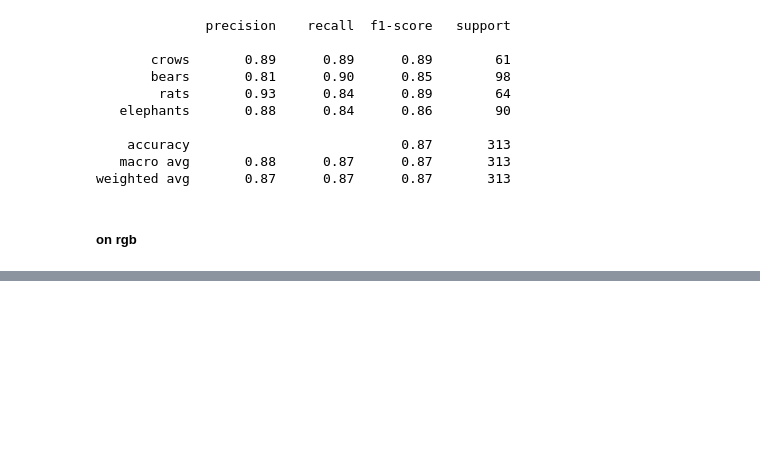
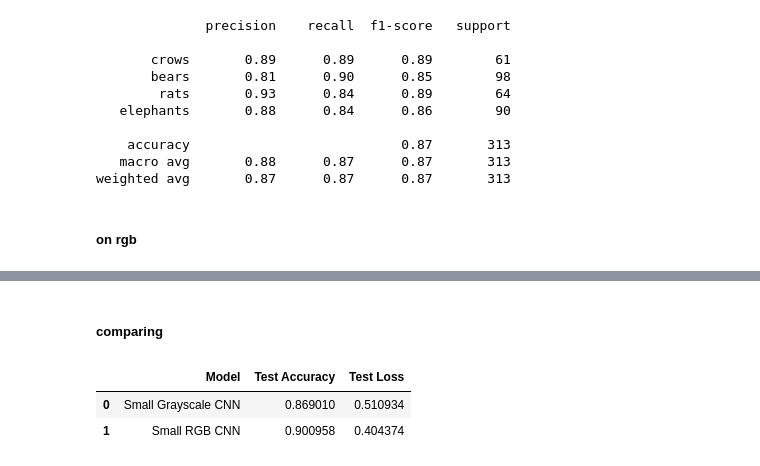
Before and after one commit to claramanolache/DeepLearning, a Jupyter notebook: CNN_mod2.ipynb, the cells around one changed output, grey strips where cells are left out. Drawn from its saved outputs; the diff is of its cells as text; code cells hidden in the pictures; blank space fills up the shorter version.

```diff
--- a/CNN_mod2.ipynb
+++ b/CNN_mod2.ipynb
@@ -1025,0 +1081,22 @@ print(f"Test Accuracy: {test_accuracy * 100:.2f}%")
+# %% [markdown]
+##### comparing
+# %%
+import pandas as pd
+
+comparison = pd.DataFrame({
+    "Model": ["Small Grayscale CNN", "Small RGB CNN"],
+    "Test Accuracy": [
+        test_accuracy,
+        test_accuracy_rgb
+    ],
+    "Test Loss": [
+        test_loss,
+        test_loss_rgb
+    ]
+})
+
+display(comparison)
+# %% [output]
+|  | Model | Test Accuracy | Test Loss |
+| 0 | Small Grayscale CNN | 0.869010 | 0.510934 |
+| 1 | Small RGB CNN | 0.900958 | 0.404374 |
```
Also changed, not shown: parts of 4 cells of this notebook.
